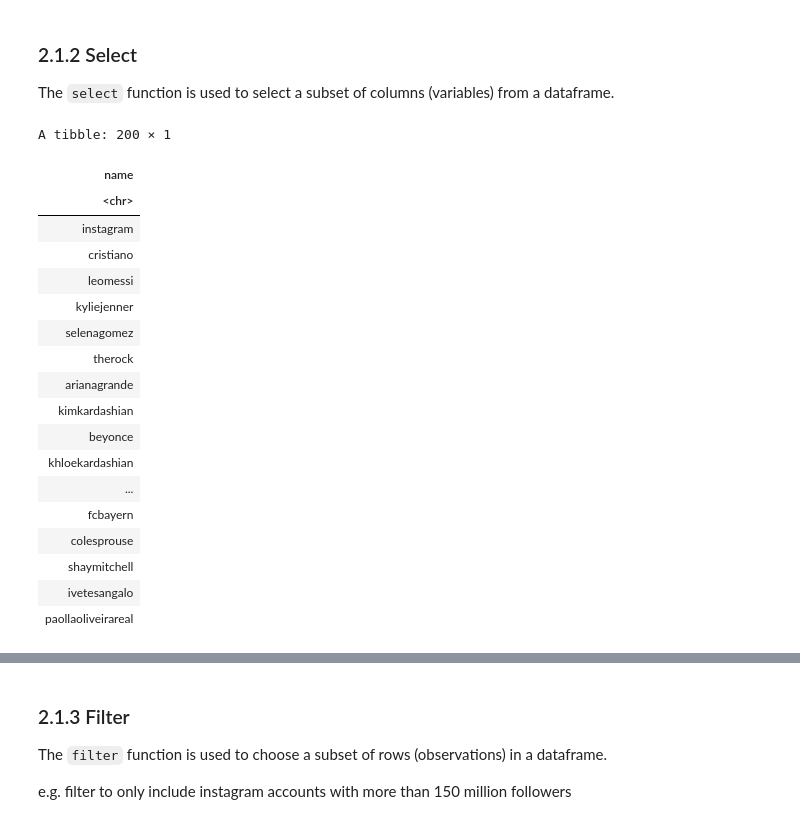
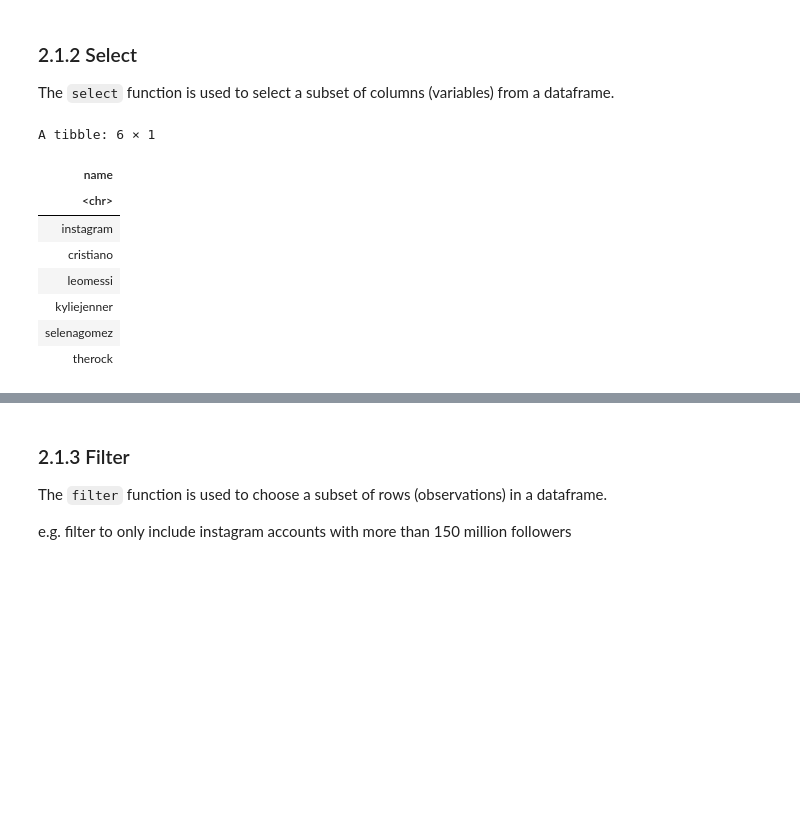
Before and after one commit to katieburak/girls-in-DS, a Jupyter notebook: _build/html/_sources/notes/day1.ipynb, the cells around one changed output, grey strips where cells are left out. Cells and saved outputs as stored; diff of their text form; code cells hidden in the pictures; blank space fills up the shorter version.

```diff
--- a/_build/html/_sources/notes/day1.ipynb
+++ b/_build/html/_sources/notes/day1.ipynb
@@ -524,25 +516,15 @@ A tibble: 200 × 7
 
 The `select` function is used to select a subset of columns (variables) from a dataframe.
 # %%
-select(insta, name) # select `name` column
+head(select(insta, name)) # select `name` column
 # %% [output]
-A tibble: 200 × 1
+A tibble: 6 × 1
 | name |
 | <chr> |
 | instagram |
 | cristiano |
 | leomessi |
 | kyliejenner |
 | selenagomez |
 | therock |
-| arianagrande |
-| kimkardashian |
-| beyonce |
-| khloekardashian |
-| ... |
-| fcbayern |
-| colesprouse |
-| shaymitchell |
-| ivetesangalo |
-| paollaoliveirareal |
 # %%
```
Also changed, not shown: parts of 41 cells of this notebook, 21 other files.
